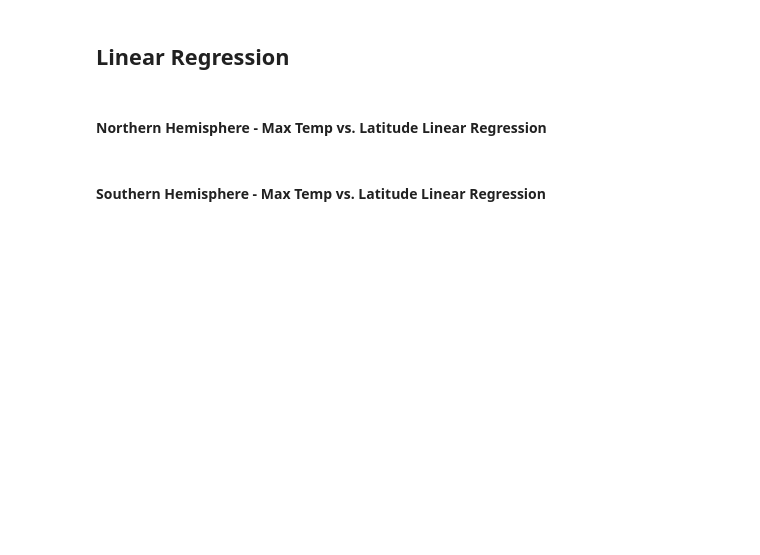
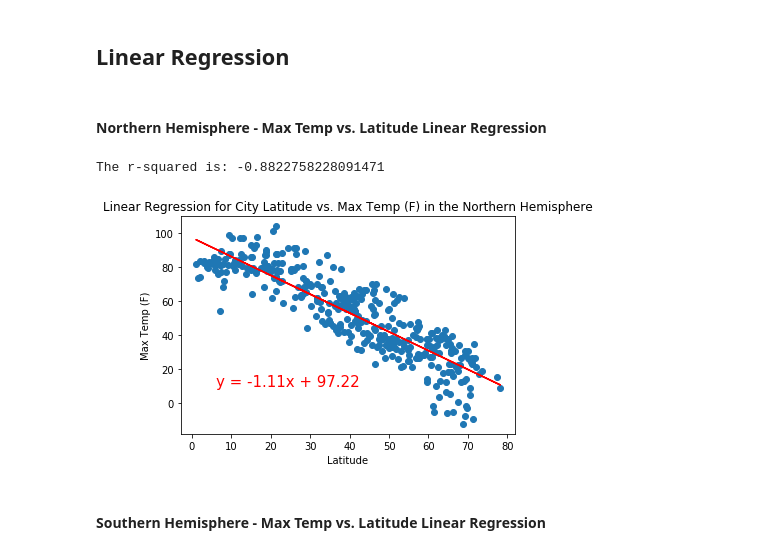
Before and after one commit to aaronrotman/python-api-challenge, a Jupyter notebook: WeatherPy/WeatherPy.ipynb, the cells around one changed output. Drawn from its saved outputs; the diff is of its cells as text; code cells hidden in the pictures; blank space fills up the shorter version.

```diff
--- a/WeatherPy/WeatherPy.ipynb
+++ b/WeatherPy/WeatherPy.ipynb
@@ -248,2 +242,30 @@ plt.show()
+# %%
+# Create Northern and Southern Hemisphere DataFrames
+
+#Northern hemisphere data frame
+north_df = response_df.loc[response_df['Lat'] >= 0]
+
+#Southern hemisphere data frame
+south_df = response_df.loc[response_df['Lat'] < 0]
+# %%
+#Store the latitude values for the northern hemisphere
+north_lat = north_df['Lat']
+
+#Store the latitude values for the southern hemisphere
+south_lat = south_df['Lat']
+
+#Function to create calculate linear regression model and plot the model over a scatter plot
+def lin_regress(x_vals, y_vals, x_lab, y_lab, hemisphere):
+    (slope, intercept, rvalue, pvalue, stderr) = linregress(x_vals, y_vals)
+    regress_values = x_vals * slope + intercept
+    line_eq = "y = " + str(round(slope,2)) + "x + " + str(round(intercept,2))
+    plt.scatter(x_vals, y_vals)
+    plt.plot(x_vals, regress_values,"r-")
+    plt.annotate(line_eq,(6,10),fontsize=15,color="red")
+    plt.xlabel(f"{x_lab}")
+    plt.ylabel(f"{y_lab}")
+    plt.title(f"Linear Regression for City {x_lab} vs. {y_lab} in the {hemisphere} Hemisphere")
+    print(f"The r-squared is: {rvalue}")
+    plt.show()
 # %% [markdown]
 ####  Northern Hemisphere - Max Temp vs. Latitude Linear Regression
@@ -250,2 +274,7 @@ plt.show()
+# %%
+lin_regress(north_lat, north_df['Max Temp'], 'Latitude', 'Max Temp (F)', 'Northern')
+# %% [output]
+The r-squared is: -0.8822758228091471
+[figure, added]
 # %% [markdown]
 ####  Southern Hemisphere - Max Temp vs. Latitude Linear Regression
```
Also changed, not shown: parts of 16 cells of this notebook.
